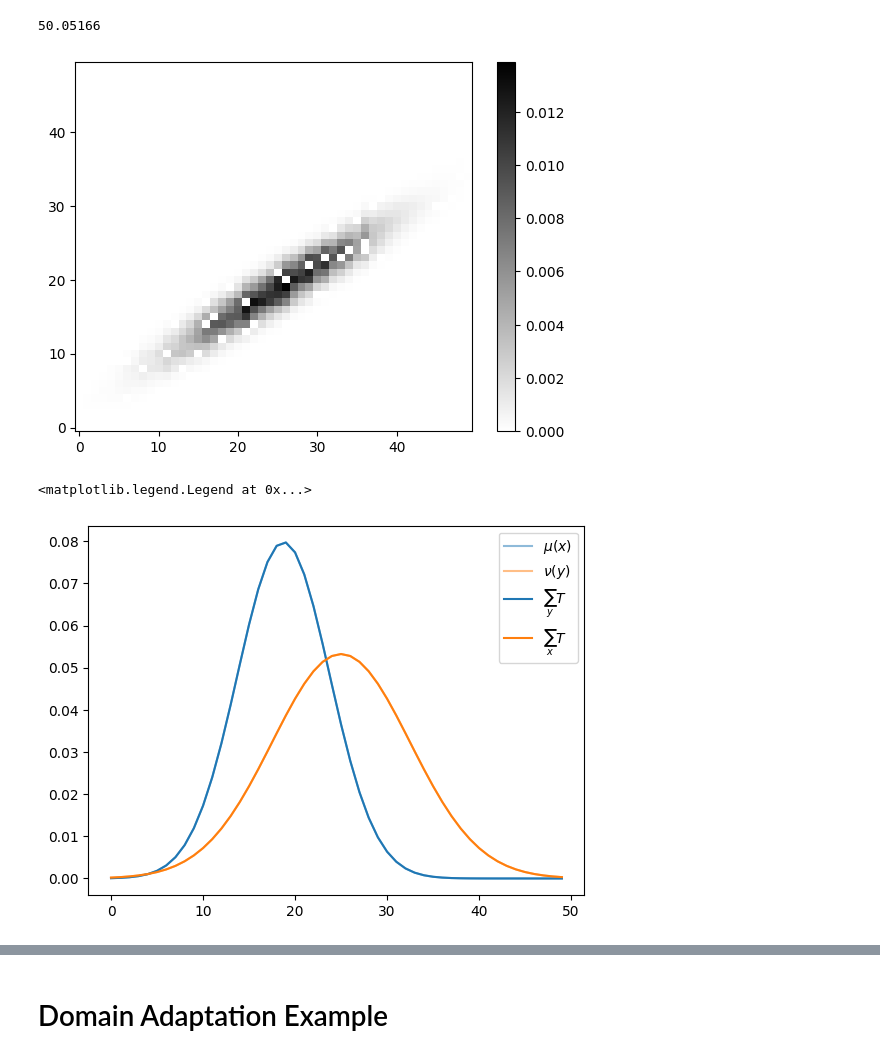
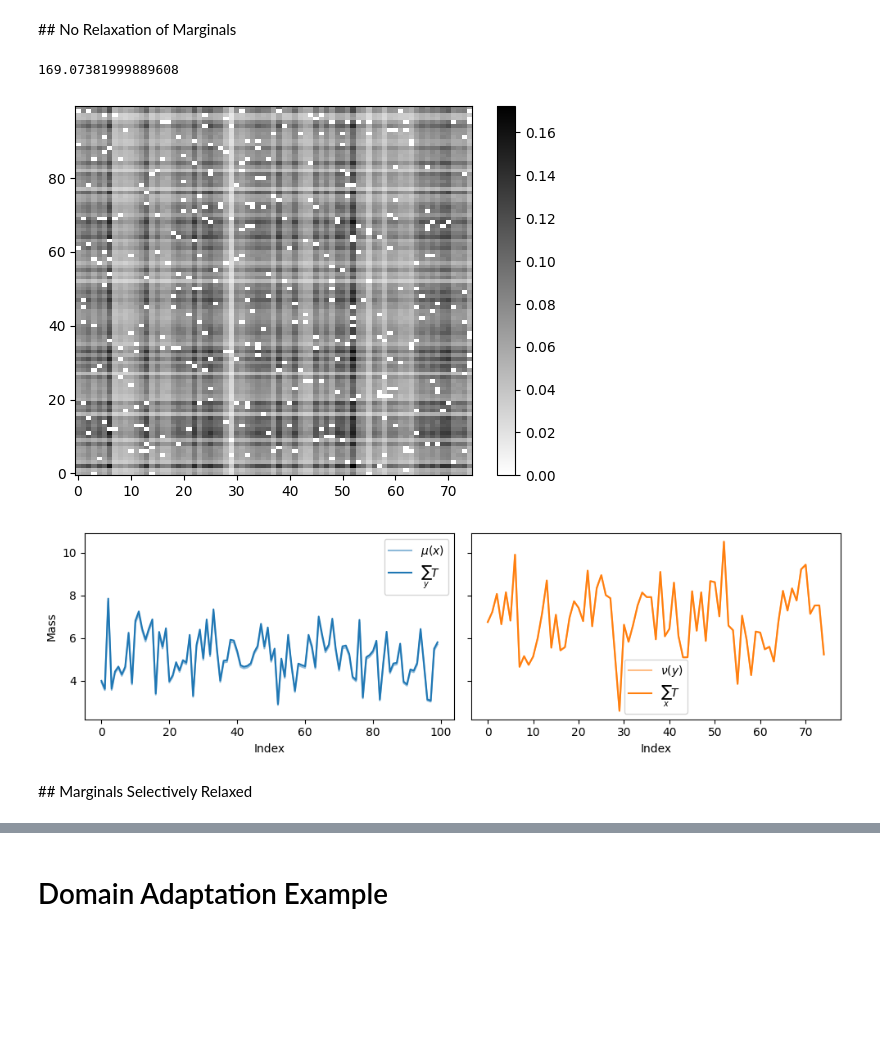
Before and after one commit to Langbridge/constrained-ot, a Jupyter notebook: first-paper/applications_script.ipynb, the cells around one changed output, grey strips where cells are left out. Drawn from its saved outputs; the diff is of its cells as text; code cells hidden in the pictures; blank space fills up the shorter version.

```diff
--- a/first-paper/applications_script.ipynb
+++ b/first-paper/applications_script.ipynb
@@ -31,18 +31,18 @@ col_exponent_0[cols_to_relax == 0] = 1.0
 col_exponent_1 = cols_to_relax * (-1/gamma_c) # 1s are implicit here
 # %%
 # locs
-a = np.arange(num_a)
+a = np.arange(num_a)# * (num_b / num_a)
 b = np.arange(num_b)
-# a = np.random.random(num_a)
-# b = np.random.random(num_b)
 
 # weights
-mu = norm.pdf(a, loc=(3/8) * num_a, scale=5.0) #np.random.random(a.shape[0])
-mu /= np.sum(mu)
+# mu = norm.pdf(a, loc=(3/8) * num_a, scale=5.0)
+mu = np.random.normal(loc=5.0, scale=1.0, size=a.shape[0])
+# mu /= np.sum(mu)
 mu_0 = mu.copy()
 
-nu = norm.pdf(b, loc=num_b/2, scale=7.5) #np.random.random(b.shape[0])
-nu /= np.sum(nu)
+# nu = norm.pdf(b, loc=num_b/2, scale=7.5)
+nu = np.random.normal(loc=7.0, scale=1.5, size=b.shape[0])
+# nu /= np.sum(nu)
 nu_0 = nu.copy()
 # %%
 print(mu.shape, nu.shape)
@@ -61,6 +68,7 @@ ax.legend()
 # %%
 # cost fn
-C = SqEuclidean().all_pairs(a.reshape(-1,1), b.reshape(-1,1))
+# C = SqEuclidean().all_pairs(a.reshape(-1,1), b.reshape(-1,1))
+C = np.random.random(size=(num_a, num_b)) ** 2
 
 # kernel
 K = np.pow(np.e, -C / gamma_0)
@@ -72,28 +86,38 @@ K[l_idxs_x, l_idxs_y] = 0
+# %% [markdown]
+## No Relaxation of Marginals
 # %%
 T = K.copy()
 
 for i in range(num_iters):
-    T *= np.divide(mu[:,None], np.sum(T, axis=1, keepdims=True))
-    T *= np.divide(nu[None,:], np.sum(T, axis=0, keepdims=True))
+    T *= np.divide(mu[:,None], np.sum(T, axis=1, keepdims=True), out=np.ones_like(T), where=(T != 0.0))
+    T *= np.divide(nu[None,:], np.sum(T, axis=0, keepdims=True), out=np.ones_like(T), where=(T != 0.0))
 
-plt.pcolormesh(a, b, T, shading="auto", cmap="gray_r")
+plt.pcolormesh(b, a, T, shading="auto", cmap="gray_r")
 plt.colorbar()
 print(np.sum(np.multiply(T, C)))
 # %% [output]
-50.05166
+169.07381999889608
-[figure, old version]
+[figure, new version]
 # %%
-fig, ax = plt.subplots()
+fig, axs = plt.subplots(1,2, sharey='all', figsize=(10,3))
 
-ax.plot(a, mu_0, label=r'$\mu(x)$', c='tab:blue', alpha=0.5)
-ax.plot(b, nu_0, label=r'$\nu(y)$', c='tab:orange', alpha=0.5)
+axs[0].plot(a, mu_0, label=r'$\mu(x)$', c='tab:blue', alpha=0.5)
+axs[1].plot(b, nu_0, label=r'$\nu(y)$', c='tab:orange', alpha=0.5)
 
-ax.plot(a, np.sum(T, axis=1), label=r'$\sum_y  T$', c='tab:blue')
-ax.plot(b, np.sum(T, axis=0), label=r'$\sum_x  T$', c='tab:orange')
+axs[0].plot(a, np.sum(T, axis=1), label=r'$\sum_y  T$', c='tab:blue')
+axs[1].plot(b, np.sum(T, axis=0), label=r'$\sum_x  T$', c='tab:orange')
 
-ax.legend()
+
+axs[0].set_xlabel('Index')
+axs[1].set_xlabel('Index')
+axs[0].set_ylabel('Mass')
+
+axs[0].legend()
+axs[1].legend()
+fig.tight_layout()
 # %% [output]
-<matplotlib.legend.Legend at 0x...>
-[figure, old version]
+[figure, new version]
+# %% [markdown]
+## Marginals Selectively Relaxed
 # %%
 T = K.copy()
```
Also changed, not shown: parts of 15 cells of this notebook, 2 other files.
